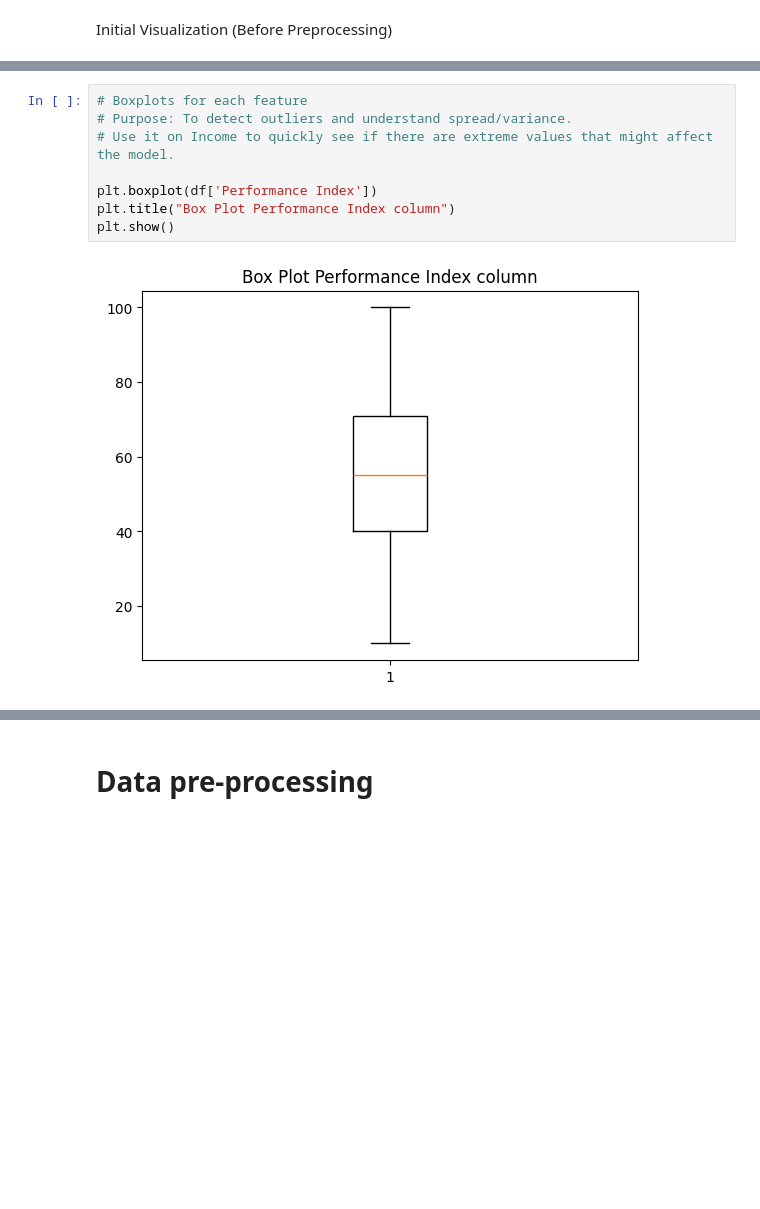
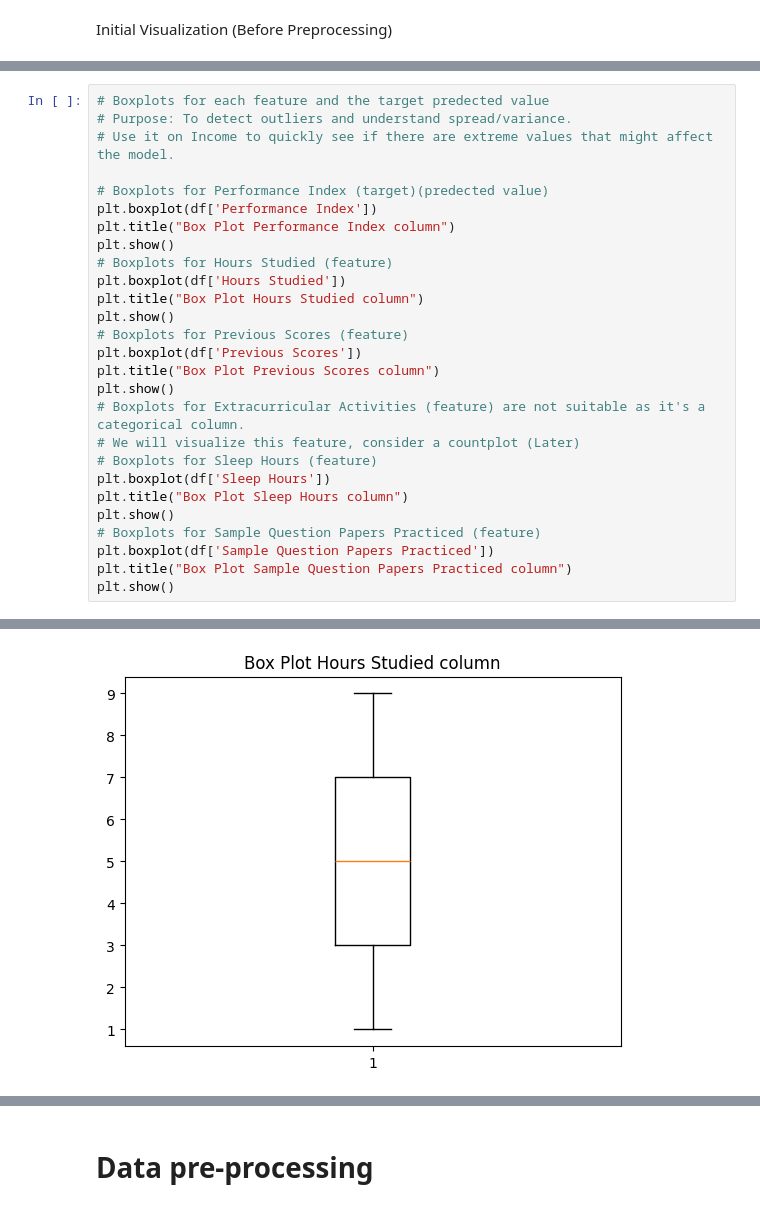
Before and after one commit to HamzaElkotp/College-ML-project, a Jupyter notebook: ML project (Num Data set).ipynb, the cells around one changed output, grey strips where cells are left out. Drawn from its saved outputs; the diff is of its cells as text; blank space fills up the shorter version.

```diff
--- a/ML project (Num Data set).ipynb
+++ b/ML project (Num Data set).ipynb
@@ -65,13 +67,31 @@ plt.ylabel("Frequency")
 plt.show()
 # %% [output]
 [figure]
-# %%
-# Boxplots for each feature
-# Purpose: To detect outliers and understand spread/variance.
-# Use it on Income to quickly see if there are extreme values that might affect the model.
-
-plt.boxplot(df['Performance Index'])
-plt.title("Box Plot Performance Index column")
-plt.show()
-# %% [output]
-[figure, removed]
+# %%
+# Boxplots for each feature and the target predected value
+# Purpose: To detect outliers and understand spread/variance.
+# Use it on Income to quickly see if there are extreme values that might affect the model.
+
+# Boxplots for Performance Index (target)(predected value)
+plt.boxplot(df['Performance Index'])
+plt.title("Box Plot Performance Index column")
+plt.show()
+# Boxplots for Hours Studied (feature)
+plt.boxplot(df['Hours Studied'])
+plt.title("Box Plot Hours Studied column")
+plt.show()
+# Boxplots for Previous Scores (feature)
+plt.boxplot(df['Previous Scores'])
+plt.title("Box Plot Previous Scores column")
+plt.show()
+# Boxplots for Extracurricular Activities (feature) are not suitable as it's a categorical column.
+# We will visualize this feature, consider a countplot (Later)
+# Boxplots for Sleep Hours (feature)
+plt.boxplot(df['Sleep Hours'])
+plt.title("Box Plot Sleep Hours column")
+plt.show()
+# Boxplots for Sample Question Papers Practiced (feature)
+plt.boxplot(df['Sample Question Papers Practiced'])
+plt.title("Box Plot Sample Question Papers Practiced column")
+plt.show()
+# %% [output]
@@ -77,0 +99 @@ plt.show()
+[figure, added]
```
Also changed, not shown: parts of 26 cells of this notebook.
